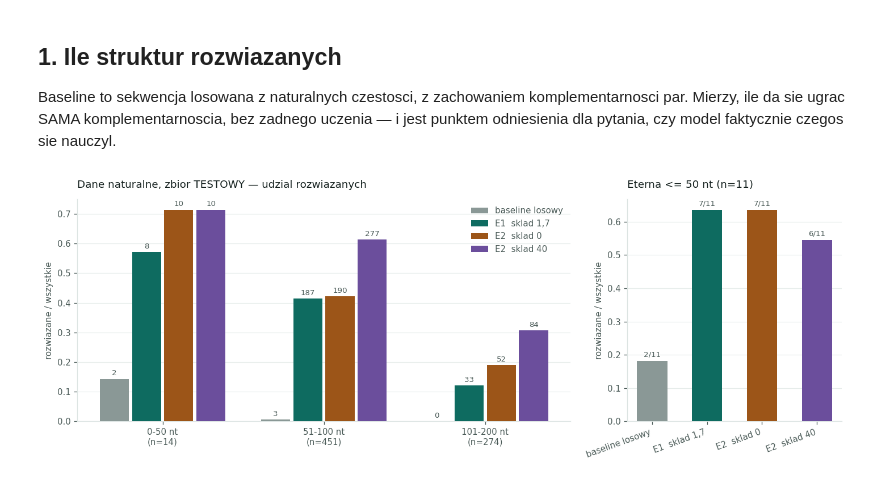
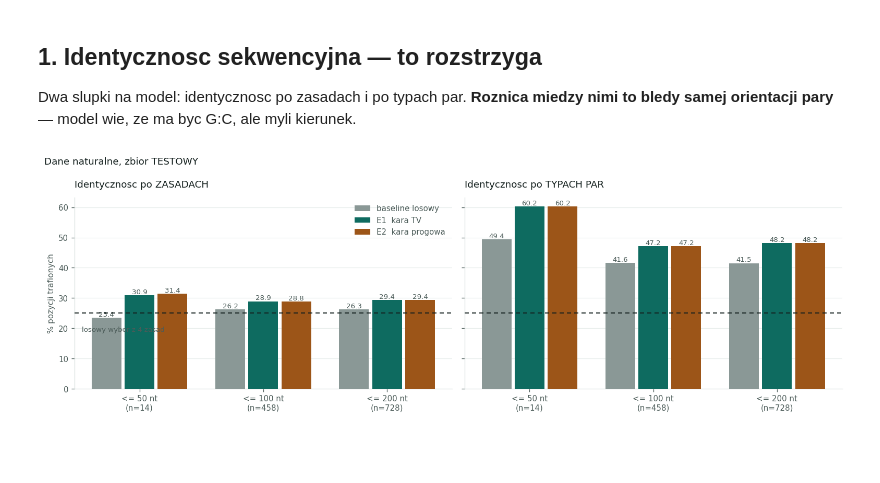
Before and after one commit to nikakoga/RNA-inverse-folding, a Jupyter notebook: notebooks/02_wyniki.ipynb, the cells around one changed output. Cells and saved outputs as stored; diff of their text form; code cells hidden in the pictures; blank space fills up the shorter version.

Commit message:
E1 i E2 jako kara za sklad moja vs promotora

```diff
--- a/notebooks/02_wyniki.ipynb
+++ b/notebooks/02_wyniki.ipynb
@@ -77,13 +94,12 @@ def typy_par(structs, seqs):
                     t[k] += 1
     return t
 # %%
+ANALIZA = Path.cwd().parent / "experiments" / "analysis"
 PLIKI = {
     "baseline losowy": "baseline_test.csv",
-    "E1  sklad 1,7":   "e1_test.csv",
-    "E2  sklad 0":     "e2_w0_test.csv",
-    "E2  sklad 40":    "e2_w40_test.csv",
+    "E1  kara TV":     "e1_test.csv",
+    "E2  kara progowa": "e2_test.csv",
 }
-ANALIZA = Path.cwd().parent / "experiments" / "analysis"
 
 kawalki = []
 for lab, p in PLIKI.items():
@@ -94,7 +110,12 @@ for lab, p in PLIKI.items():
         kawalki.append(x)
     else:
         print(f"brak {p} — uruchom odpowiedni eksperyment")
-d = pd.concat(kawalki, ignore_index=True)
-d["% rozwiazanych"] = (100 * d.rozwiazane / d.n).round(1)
-d[["etykieta", "zbior", "dlugosc", "n", "rozwiazane", "% rozwiazanych", "odzysk", "dE_nt"]]
+
+if kawalki:
+    d = pd.concat(kawalki, ignore_index=True)
+    display(d[["etykieta", "kara", "zbior", "dlugosc", "n",
+               "identycznosc_nt", "identycznosc_par", "dE_nt", "kara_wlasna", "perplexity"]])
+else:
+    d = pd.DataFrame()
+    print("brak wynikow — najpierw `python run.py E1` i `python run.py E2`")
 # %% [output]
@@ -118,48 +139,40 @@ d[["etykieta", "zbior", "dlugosc", "n", "rozwiazane", "% rozwiazanych", "odzysk"
 # %% [markdown]
-## 1. Ile struktur rozwiazanych
+## 1. Identycznosc sekwencyjna — to rozstrzyga
 
-Baseline to sekwencja losowana z naturalnych czestosci, z zachowaniem komplementarnosci par. Mierzy,
-ile da sie ugrac SAMA komplementarnoscia, bez zadnego uczenia — i jest punktem odniesienia dla
-pytania, czy model faktycznie czegos sie nauczyl.
+Dwa slupki na model: identycznosc po zasadach i po typach par. **Roznica miedzy nimi to bledy samej
+orientacji pary** — model wie, ze ma byc G:C, ale myli kierunek.
 # %%
 nat = d[d.zbior == "test"]
-et = d[d.zbior.str.startswith("eterna")]
-kub = list(dict.fromkeys(nat.dlugosc))
 lab = list(dict.fromkeys(d.etykieta))
 kolory_m = dict(zip(lab, [C4, C1, C2, C3][:len(lab)]))
+kub = list(dict.fromkeys(nat.dlugosc))
 
-fig, axs = plt.subplots(1, 2, figsize=(12, 4.4), gridspec_kw={"width_ratios": [2.3, 1]})
+fig, axs = plt.subplots(1, 2, figsize=(13, 4.3), sharey=True)
 x = np.arange(len(kub))
 w = 0.8 / len(lab)
-for k, l in enumerate(lab):
-    v, n = [], []
-    for kk in kub:
-        r = nat[(nat.etykieta == l) & (nat.dlugosc == kk)]
-        v.append(float(r.rozwiazane.iloc[0] / r.n.iloc[0]) if len(r) else 0.0)
-        n.append(int(r.rozwiazane.iloc[0]) if len(r) else 0)
-    b = axs[0].bar(x + (k - (len(lab) - 1) / 2) * w, v, w * 0.9,
+for ax, kol_nazwa, tyt in ((axs[0], "identycznosc_nt", "Identycznosc po ZASADACH"),
+                           (axs[1], "identycznosc_par", "Identycznosc po TYPACH PAR")):
+    for k, l in enumerate(lab):
+        v = []
+        for kk in kub:
+            r = nat[(nat.etykieta == l) & (nat.dlugosc == kk)]
+            v.append(float(r[kol_nazwa].iloc[0]) if len(r) else np.nan)
+        b = ax.bar(x + (k - (len(lab) - 1) / 2) * w, v, w * 0.9,
                    color=kolory_m[l], label=l, zorder=3)
-    for r, nn in zip(b, n):
-        axs[0].text(r.get_x() + r.get_width() / 2, r.get_height() + 0.012, str(nn),
-                    ha="center", fontsize=8, color=INK2)
-axs[0].set_xticks(x)
-axs[0].set_xticklabels([f"{kk} nt\n(n={int(nat[nat.dlugosc == kk].n.iloc[0])})" for kk in kub],
+        for r, vv in zip(b, v):
+            if vv == vv:
+                ax.text(r.get_x() + r.get_width() / 2, vv + 0.5, f"{vv:.1f}",
+                        ha="center", fontsize=8, color=INK2)
+    ax.axhline(25, color=INK, lw=1.2, ls=(0, (4, 3)), zorder=4)
+    ax.set_xticks(x)
+    ax.set_xticklabels([f"{kk}\n(n={int(nat[nat.dlugosc == kk].n.iloc[0])})" for kk in kub],
                        fontsize=9)
-styl(axs[0], "Dane naturalne, zbior TESTOWY — udzial rozwiazanych", "rozwiazane / wszystkie")
+    styl(ax, tyt, "% pozycji trafionych" if ax is axs[0] else "")
+axs[0].text(0.02, 0.30, "losowy wybor z 4 zasad", transform=axs[0].transAxes,
+            fontsize=8, color=INK2)
 axs[0].legend(frameon=False, fontsize=9, labelcolor=INK2)
-
-for k, l in enumerate(lab):
-    r = et[et.etykieta == l]
-    if not len(r):
-        continue
-    v = float(r.rozwiazane.iloc[0] / r.n.iloc[0])
-    axs[1].bar([k], [v], 0.55, color=kolory_m[l], zorder=3)
-    axs[1].text(k, v + 0.012, f"{int(r.rozwiazane.iloc[0])}/{int(r.n.iloc[0])}",
-                ha="center", fontsize=8, color=INK2)
-axs[1].set_xticks(range(len(lab)))
-axs[1].set_xticklabels(lab, fontsize=7, rotation=20, ha="right")
-styl(axs[1], f"Eterna <= 50 nt (n={int(et.n.iloc[0])})", "rozwiazane / wszystkie")
+fig.suptitle("Dane naturalne, zbior TESTOWY", color=INK, fontsize=11, x=0.008, ha="left")
 fig.tight_layout()
 # %% [output]
-[figure, old version]
+[figure, new version]
 # %% [markdown]
```
Also changed, not shown: parts of 14 cells of this notebook, 31 other files.
